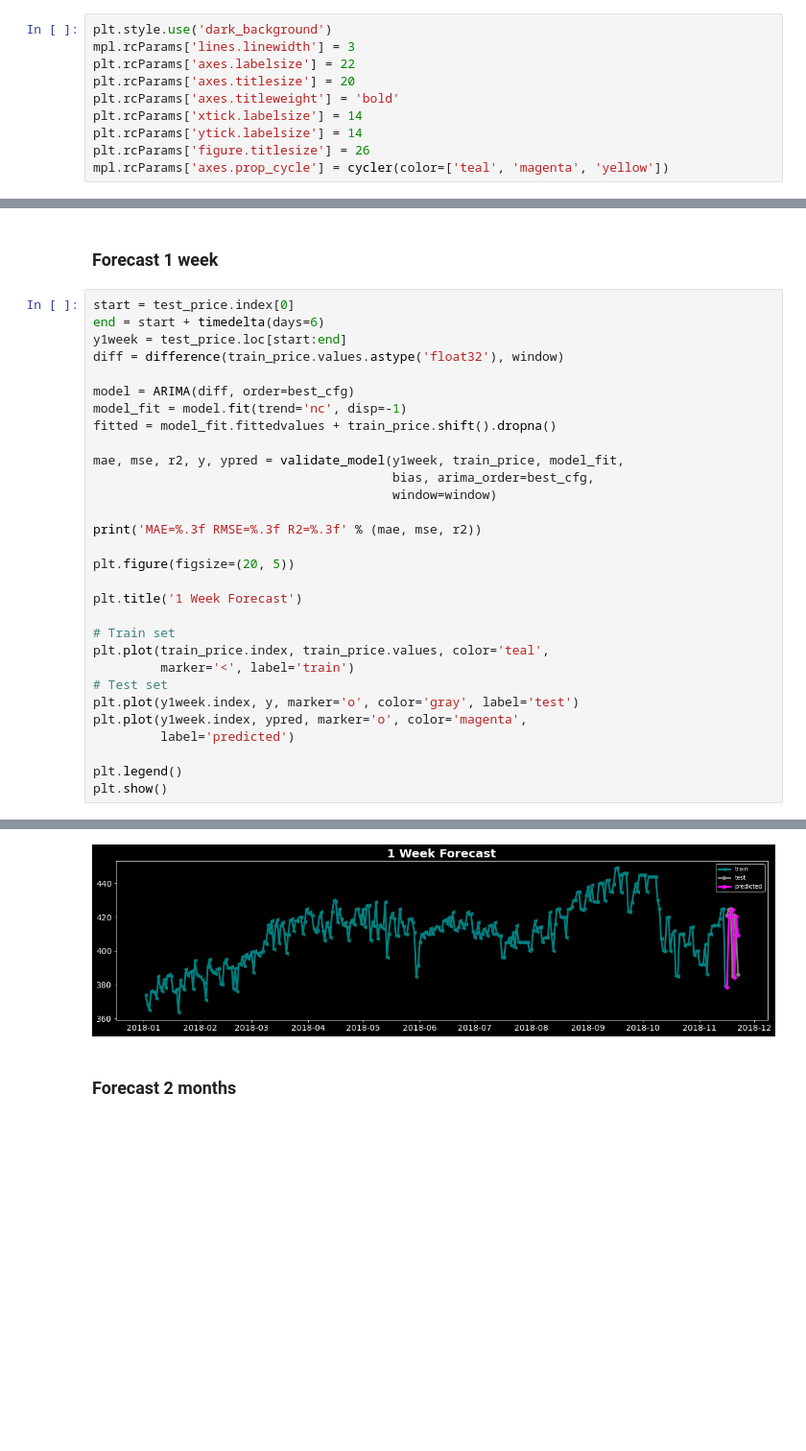
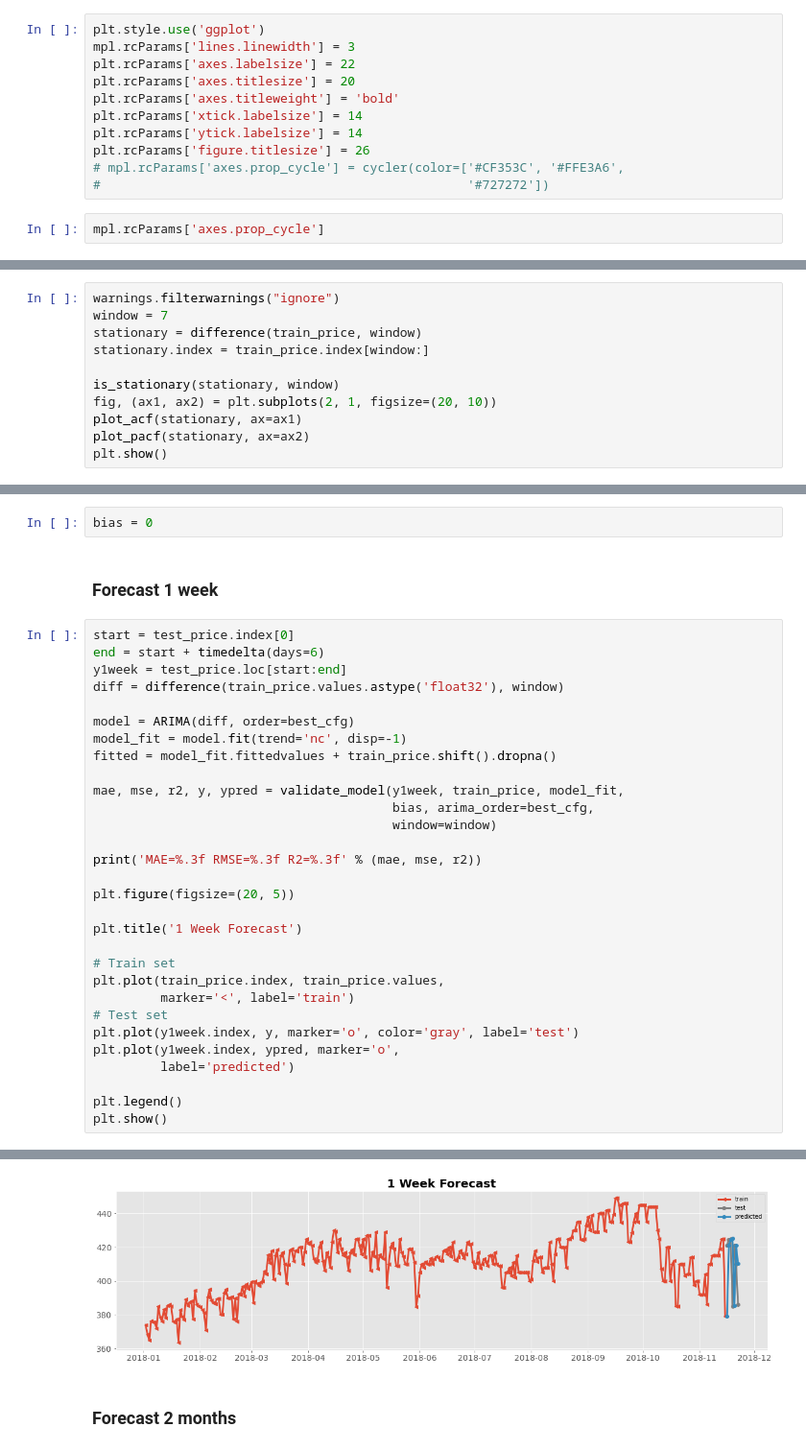
Before and after one commit to jcbtambago/ML1_LT12_Kicks, a Jupyter notebook: Yeezy_Beluga_ARIMA.ipynb, the cells around one changed output, grey strips where cells are left out. Shown at 96% size. Drawn from its saved outputs; the diff is of its cells as text; blank space fills up the shorter version.

```diff
--- a/Yeezy_Beluga_ARIMA.ipynb
+++ b/Yeezy_Beluga_ARIMA.ipynb
@@ -14,7 +14,7 @@ from sklearn.metrics import mean_squared_error, r2_score, mean_absolute_error
 from tqdm import tqdm_notebook as tqdm
 from cycler import cycler
 # %%
-plt.style.use('dark_background')
+plt.style.use('ggplot')
 mpl.rcParams['lines.linewidth'] = 3
 plt.rcParams['axes.labelsize'] = 22
 plt.rcParams['axes.titlesize'] = 20
@@ -22,4 +22,7 @@ plt.rcParams['axes.titleweight'] = 'bold'
 plt.rcParams['xtick.labelsize'] = 14
 plt.rcParams['ytick.labelsize'] = 14
 plt.rcParams['figure.titlesize'] = 26
-mpl.rcParams['axes.prop_cycle'] = cycler(color=['teal', 'magenta', 'yellow'])
+# mpl.rcParams['axes.prop_cycle'] = cycler(color=['#CF353C', '#FFE3A6',
+#                                                 '#727272'])
+# %%
+mpl.rcParams['axes.prop_cycle']
@@ -384,0 +558,11 @@ Critical Values:
+# %%
+warnings.filterwarnings("ignore")
+window = 7
+stationary = difference(train_price, window)
+stationary.index = train_price.index[window:]
+
+is_stationary(stationary, window)
+fig, (ax1, ax2) = plt.subplots(2, 1, figsize=(20, 10))
+plot_acf(stationary, ax=ax1)
+plot_pacf(stationary, ax=ax2)
+plt.show()
@@ -491,5 +684,7 @@ MAE=6.664 RMSE=10.456 R2=0.682
 # %% [markdown]
 ## Validate Result
+# %%
+bias = 0
 # %% [markdown]
 ### Forecast 1 week
 # %%
@@ -513,11 +708,11 @@ plt.figure(figsize=(20, 5))
 plt.title('1 Week Forecast')
 
 # Train set
-plt.plot(train_price.index, train_price.values, color='teal',
+plt.plot(train_price.index, train_price.values,
          marker='<', label='train')
 # Test set
 plt.plot(y1week.index, y, marker='o', color='gray', label='test')
-plt.plot(y1week.index, ypred, marker='o', color='magenta',
+plt.plot(y1week.index, ypred, marker='o',
          label='predicted')
 
 plt.legend()
@@ -527,4 +722,4 @@ MAE=22.516 RMSE=27.719 R2=-1.865
-[figure, old version]
+[figure, new version]
 # %% [markdown]
 ### Forecast 2 months
 # %%
```
Also changed, not shown: parts of 49 cells of this notebook.
